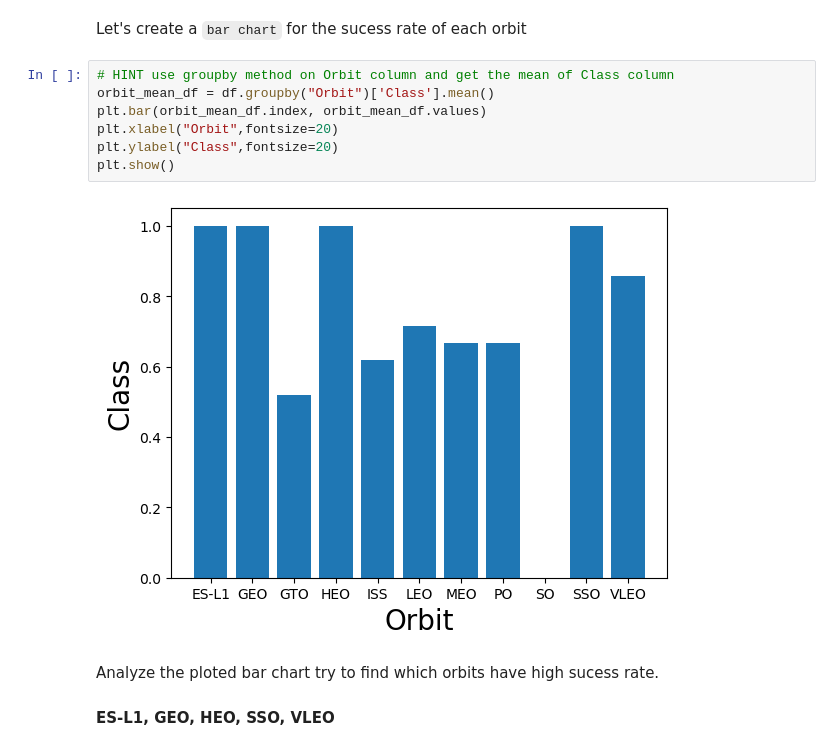
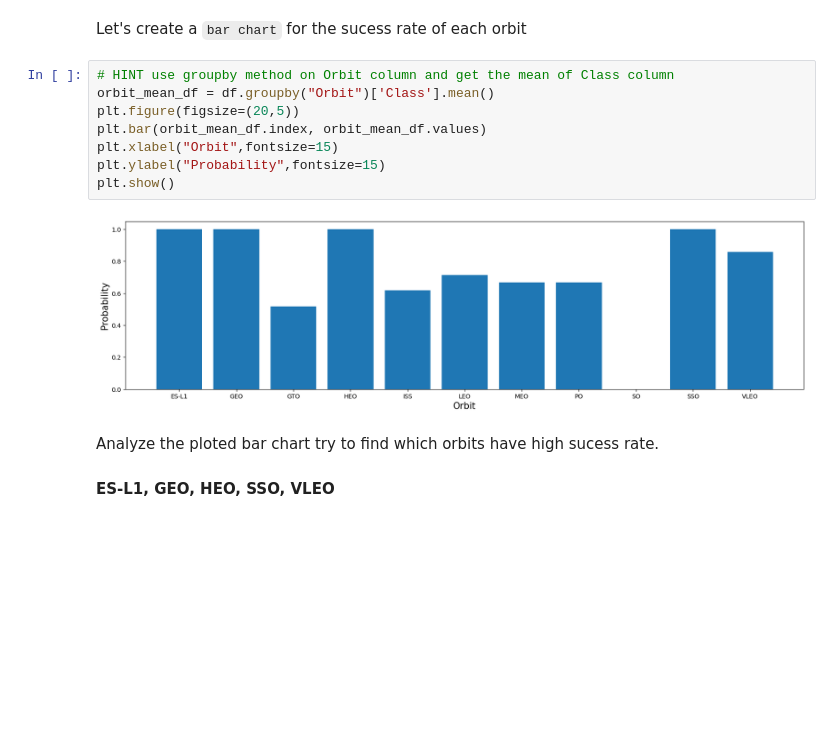
Before and after one commit to Jaimin1104/Data-Science-First-Project, a Jupyter notebook: jupyter-labs-eda-dataviz.ipynb.ipynb, the cells around one changed output. Drawn from its saved outputs; the diff is of its cells as text; blank space fills up the shorter version.

```diff
--- a/jupyter-labs-eda-dataviz.ipynb.ipynb
+++ b/jupyter-labs-eda-dataviz.ipynb.ipynb
@@ -117,12 +119,13 @@ Let's create a `bar chart` for the sucess rate of each orbit
 # %%
 # HINT use groupby method on Orbit column and get the mean of Class column
 orbit_mean_df = df.groupby("Orbit")['Class'].mean()
+plt.figure(figsize=(20,5))
 plt.bar(orbit_mean_df.index, orbit_mean_df.values)
-plt.xlabel("Orbit",fontsize=20)
-plt.ylabel("Class",fontsize=20)
+plt.xlabel("Orbit",fontsize=15)
+plt.ylabel("Probability",fontsize=15)
 plt.show()
 # %% [output]
-[figure, old version]
+[figure, new version]
 # %% [markdown]
 Analyze the ploted bar chart try to find which orbits have high sucess rate.
 #### ES-L1, GEO, HEO, SSO, VLEO
```
Also changed, not shown: parts of 4 cells of this notebook.
